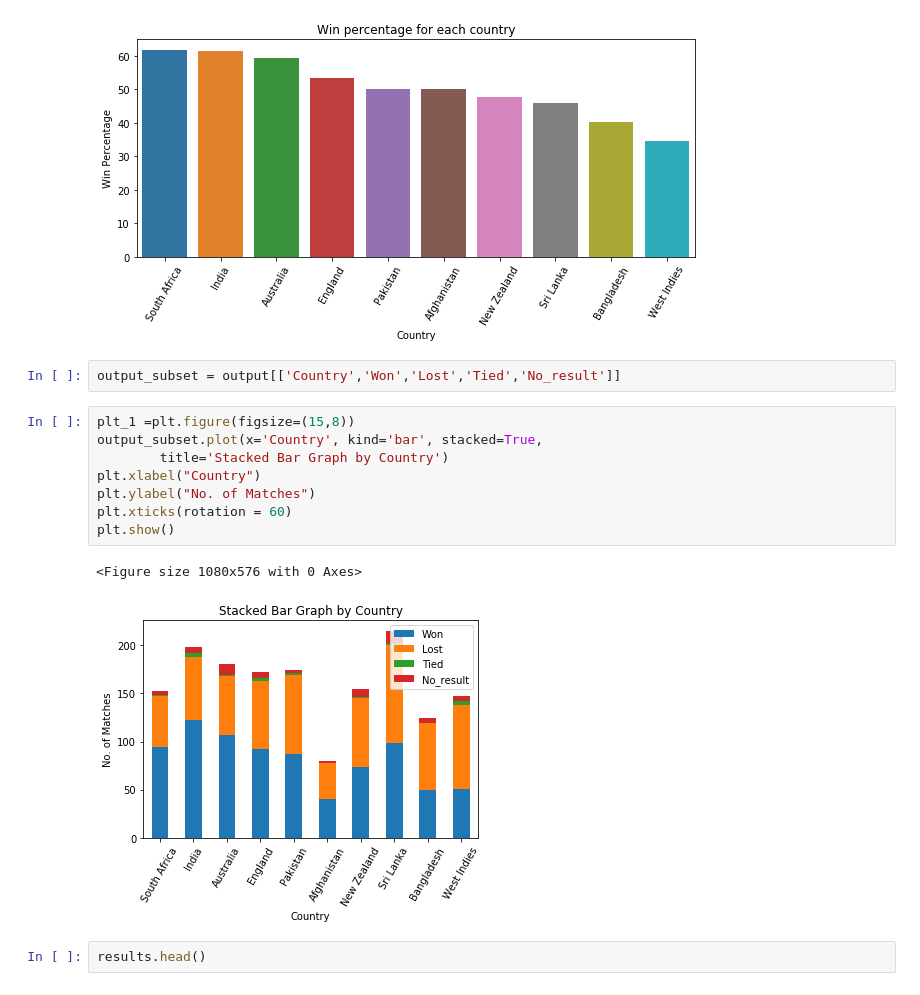
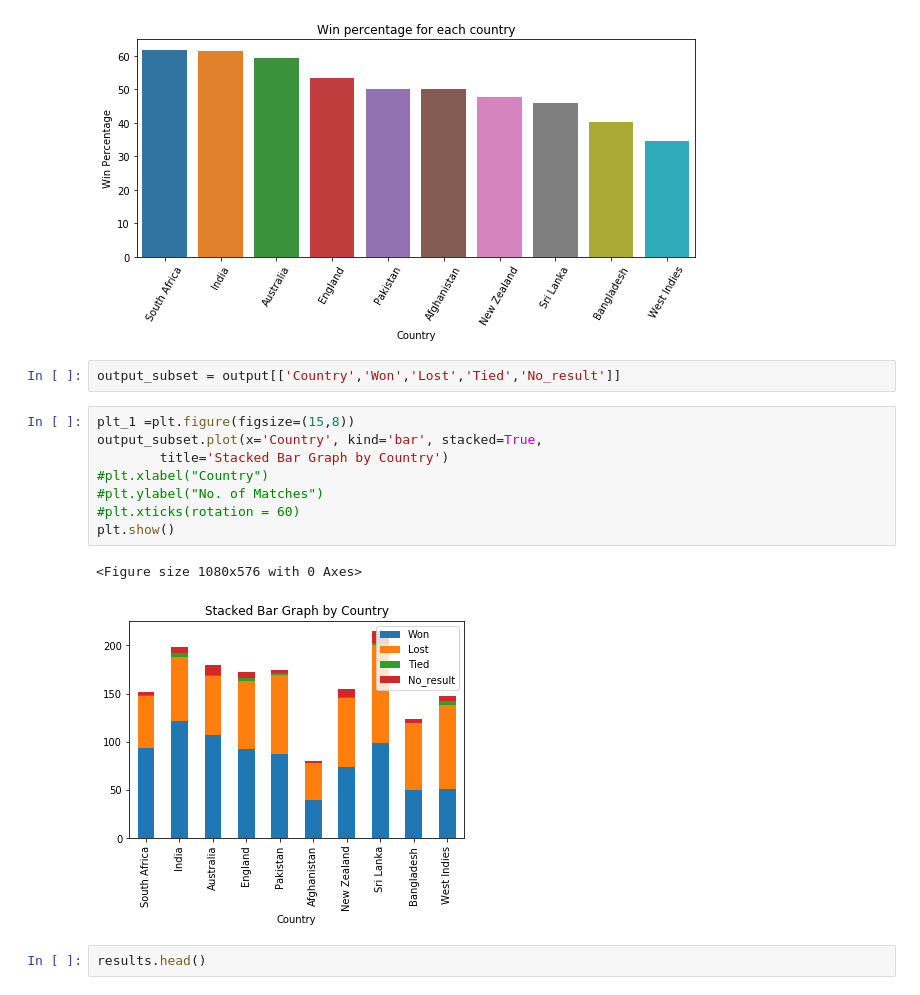
Before and after one commit to singhmanishh/WorldCup2019_Prediction, a Jupyter notebook: DataExploration.ipynb, the cells around one changed output. Saved outputs shown, nothing was run; the diff lists cells and outputs as text.

```diff
--- a/DataExploration.ipynb
+++ b/DataExploration.ipynb
@@ -138,19 +135,19 @@ plt.xticks(rotation = 60)
 # %% [output]
 (array([0, 1, 2, 3, 4, 5, 6, 7, 8, 9]), <a list of 10 Text xticklabel objects>)
 [figure]
-# %%
-output_subset = output[['Country','Won','Lost','Tied','No_result']]
+# %%
+output_subset = output[['Country','Won','Lost','Tied','No_result']]
 # %%
 plt_1 =plt.figure(figsize=(15,8))
 output_subset.plot(x='Country', kind='bar', stacked=True,
         title='Stacked Bar Graph by Country')
-plt.xlabel("Country")
-plt.ylabel("No. of Matches")
-plt.xticks(rotation = 60)
+#plt.xlabel("Country")
+#plt.ylabel("No. of Matches")
+#plt.xticks(rotation = 60)
 plt.show()
 # %% [output]
 <Figure size 1080x576 with 0 Axes>
-[figure, old version]
+[figure, new version]
 # %%
 results.head()
 # %% [output]
```
Also changed, not shown: parts of 1 cell of this notebook.
